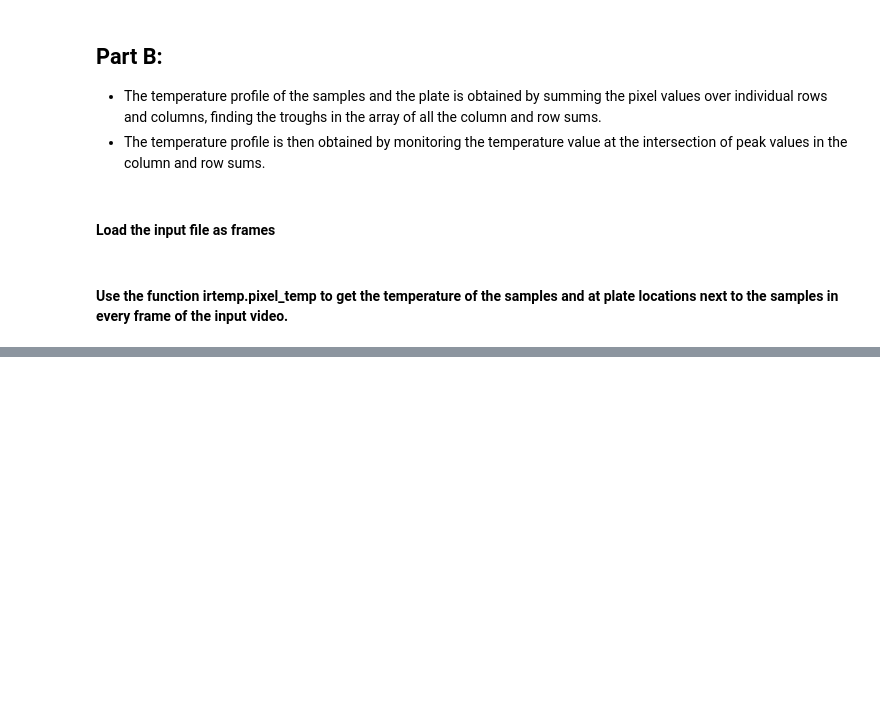
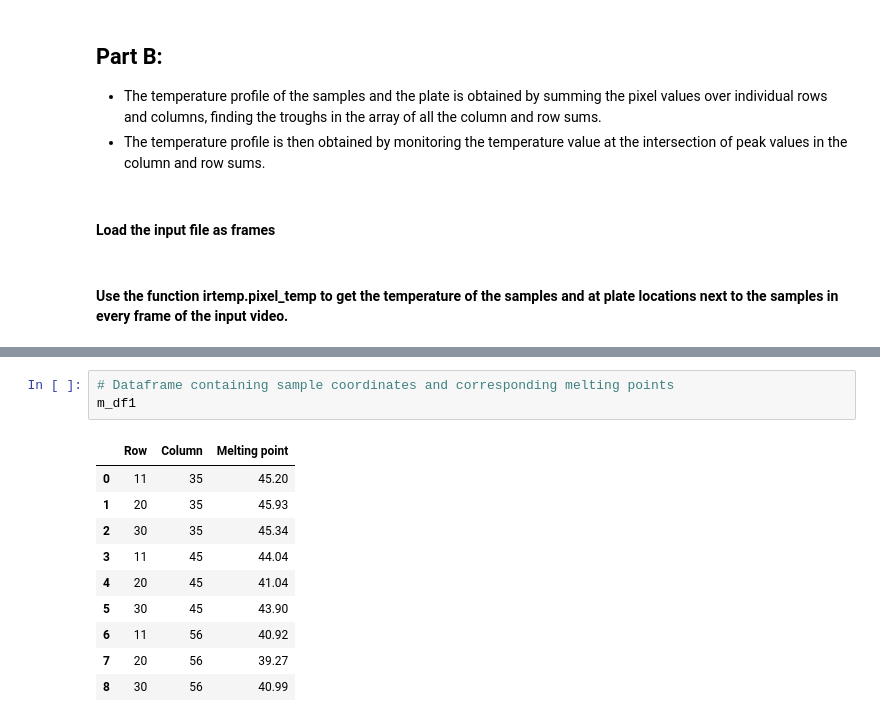
Before and after one commit to ng-git/musical-robot-ver2, a Jupyter notebook: examples/Tutorial.ipynb, the cells around one changed output, grey strips where cells are left out. Cells and saved outputs as stored; diff of their text form; blank space fills up the shorter version.

```diff
--- a/examples/Tutorial.ipynb
+++ b/examples/Tutorial.ipynb
@@ -86,0 +103,14 @@ m_df = pa.pixel_temp(crop_frame,len(crop_frame),n_columns = 3, n_rows = 3)
+# %%
+# Dataframe containing sample coordinates and corresponding melting points
+m_df1
+# %% [output]
+|  | Row | Column | Melting point |
+| 0 | 11 | 35 | 45.20 |
+| 1 | 20 | 35 | 45.93 |
+| 2 | 30 | 35 | 45.34 |
+| 3 | 11 | 45 | 44.04 |
+| 4 | 20 | 45 | 41.04 |
+| 5 | 30 | 45 | 43.90 |
+| 6 | 11 | 56 | 40.92 |
+| 7 | 20 | 56 | 39.27 |
+| 8 | 30 | 56 | 40.99 |
```
Also changed, not shown: parts of 7 cells of this notebook, 1 other file.
